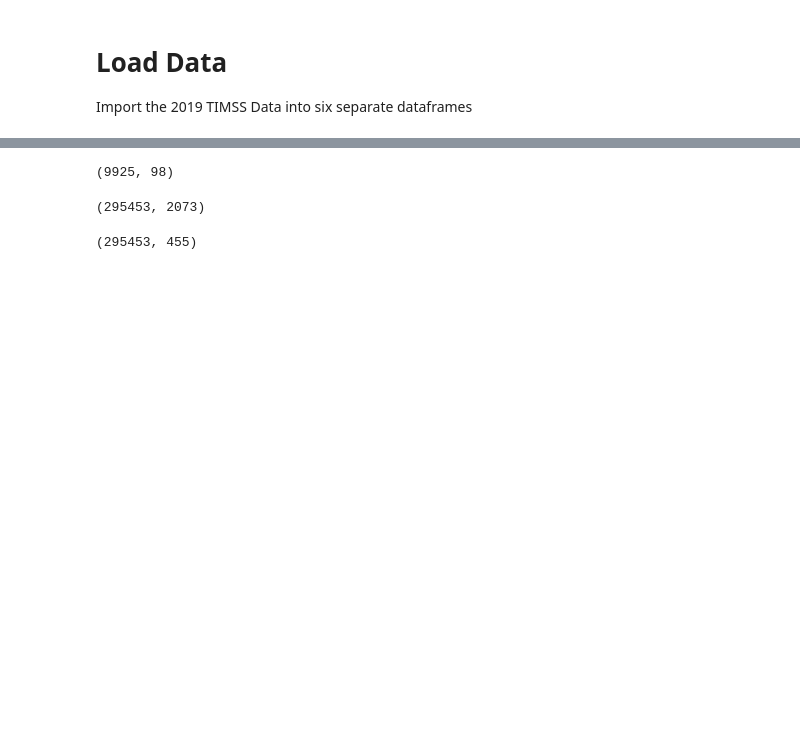
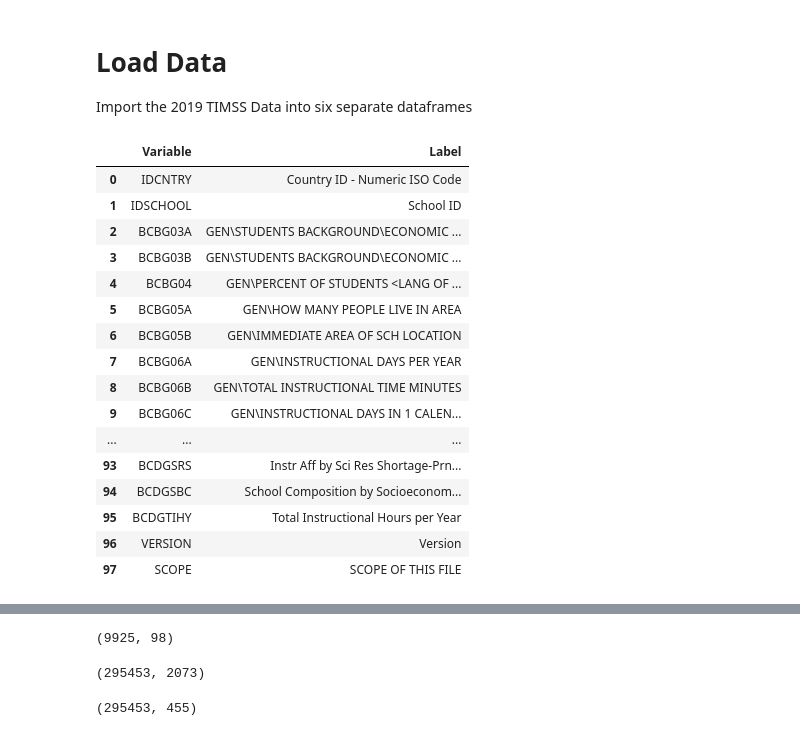
Before and after one commit to sjhaluck/TIMSS-Data-Science, a Jupyter notebook: TIMSS Exploration.ipynb, the cells around one changed output, grey strips where cells are left out. Drawn from its saved outputs; the diff is of its cells as text; code cells hidden in the pictures; blank space fills up the shorter version.

```diff
--- a/TIMSS Exploration.ipynb
+++ b/TIMSS Exploration.ipynb
@@ -56,3 +55,26 @@ for file in glob.glob('T19_G8_SPSS Data/*.sav'):
             sci_teach = pd.read_spss(file)
             sci_teach.name = 'sci_teach'
             df_list.append(sci_teach)
+# %%
+file_name = 'T19_G8_Codebooks/T19_G8_Codebook.xlsx'
+dfs = pd.read_excel(file_name, sheet_name=None)
+# %%
+dfs['BCGM7'].iloc[:,:2]
+# %% [output]
+|  | Variable | Label |
+| 0 | IDCNTRY | Country ID - Numeric ISO Code |
+| 1 | IDSCHOOL | School ID |
+| 2 | BCBG03A | GEN\STUDENTS BACKGROUND\ECONOMIC ... |
+| 3 | BCBG03B | GEN\STUDENTS BACKGROUND\ECONOMIC ... |
+| 4 | BCBG04 | GEN\PERCENT OF STUDENTS <LANG OF ... |
+| 5 | BCBG05A | GEN\HOW MANY PEOPLE LIVE IN AREA |
+| 6 | BCBG05B | GEN\IMMEDIATE AREA OF SCH LOCATION |
+| 7 | BCBG06A | GEN\INSTRUCTIONAL DAYS PER YEAR |
+| 8 | BCBG06B | GEN\TOTAL INSTRUCTIONAL TIME MINUTES |
+| 9 | BCBG06C | GEN\INSTRUCTIONAL DAYS IN 1 CALEN... |
+| ... | ... | ... |
+| 93 | BCDGSRS | Instr Aff by Sci Res Shortage-Prn... |
+| 94 | BCDGSBC | School Composition by Socioeconom... |
+| 95 | BCDGTIHY | Total Instructional Hours per Year |
+| 96 | VERSION | Version |
+| 97 | SCOPE | SCOPE OF THIS FILE |
```
Also changed, not shown: parts of 16 cells of this notebook, 1 other file.
